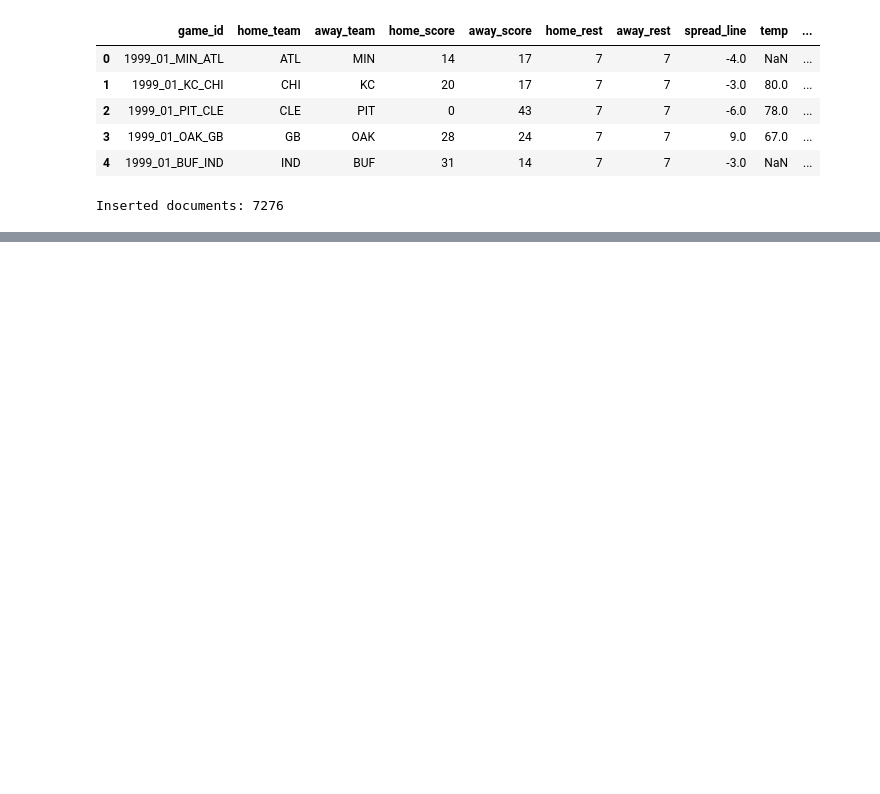
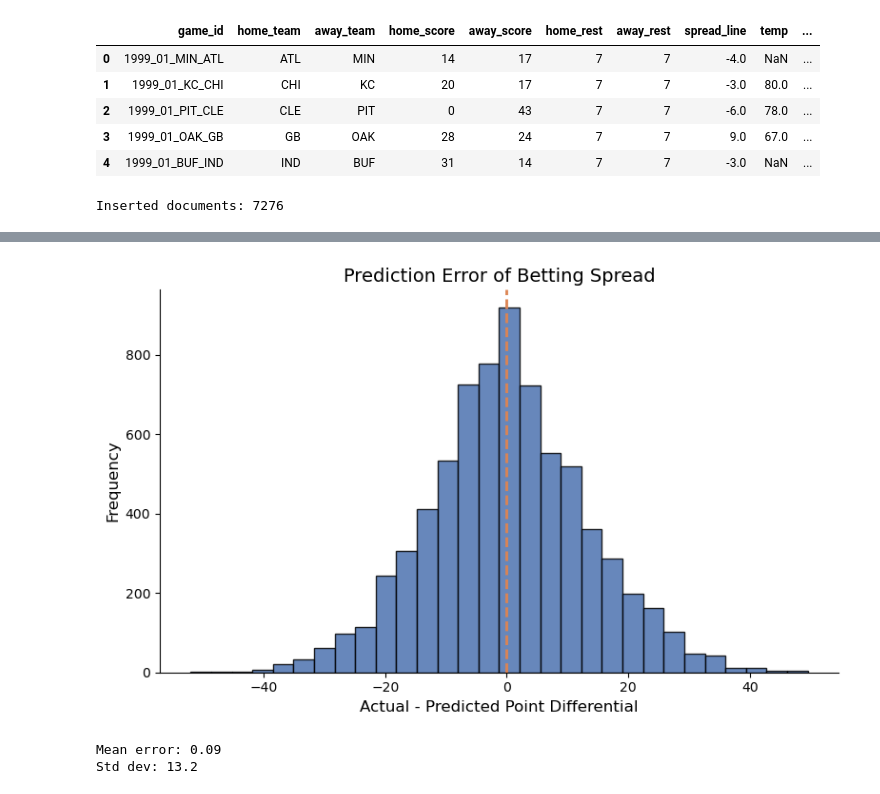
Before and after one commit to ruthmelese/Project-2-PredictingNFLGames, a Jupyter notebook: notebooks/pipeline.ipynb, the cells around one changed output, grey strips where cells are left out. Saved outputs shown, nothing was run; the diff lists cells and outputs as text; code cells hidden in the pictures; blank space fills up the shorter version.

```diff
--- a/notebooks/pipeline.ipynb
+++ b/notebooks/pipeline.ipynb
@@ -55,5 +52,11 @@ Documents: 0
 # %%
 games = pd.read_csv("../data/games.csv")
+
+# actual outcome
+games["point_diff"] = games["home_score"] - games["away_score"]
+
+# prediction error (this is the bias)
+games["error"] = games["point_diff"] - games["spread_line"]
 
 d1 = games[
     [
@@ -74,6 +77,8 @@ d1 = d1.dropna(subset=["home_score", "away_score"])
 
 d1["home_win"] = (d1["home_score"] > d1["away_score"]).astype(int)
 
+logging.info("Features created: home_win, point_diff, error")
+
 d1.head()
 # %% [output]
 |  | game_id | home_team | away_team | home_score | away_score | home_rest | away_rest | spread_line | temp | ... |
@@ -133,0 +163,28 @@ The model provides a basic prediction of game outcomes based on selected feature
+# %%
+import matplotlib.pyplot as plt
+
+plt.figure(figsize=(8, 5))
+plt.hist(df["error"], bins=30, color="#4C72B0", edgecolor="black", alpha=0.85)
+
+plt.axvline(0, linestyle="--", linewidth=2, color="#DD8452")
+plt.title("Prediction Error of Betting Spread", fontsize=14)
+plt.xlabel("Actual - Predicted Point Differential", fontsize=12)
+plt.ylabel("Frequency", fontsize=12)
+
+for spine in ["top", "right"]:
+    plt.gca().spines[spine].set_visible(False)
+
+plt.tight_layout()
+plt.show()
+
+mean_error = df["error"].mean()
+std_error = df["error"].std()
+
+print("Mean error:", round(mean_error, 2))
+print("Std dev:", round(std_error, 2))
+
+logging.info("Bias visualization completed")
+# %% [output]
+[figure, added]
+Mean error: 0.09
+Std dev: 13.2
```
Also changed, not shown: parts of 17 cells of this notebook, 4 other files.
